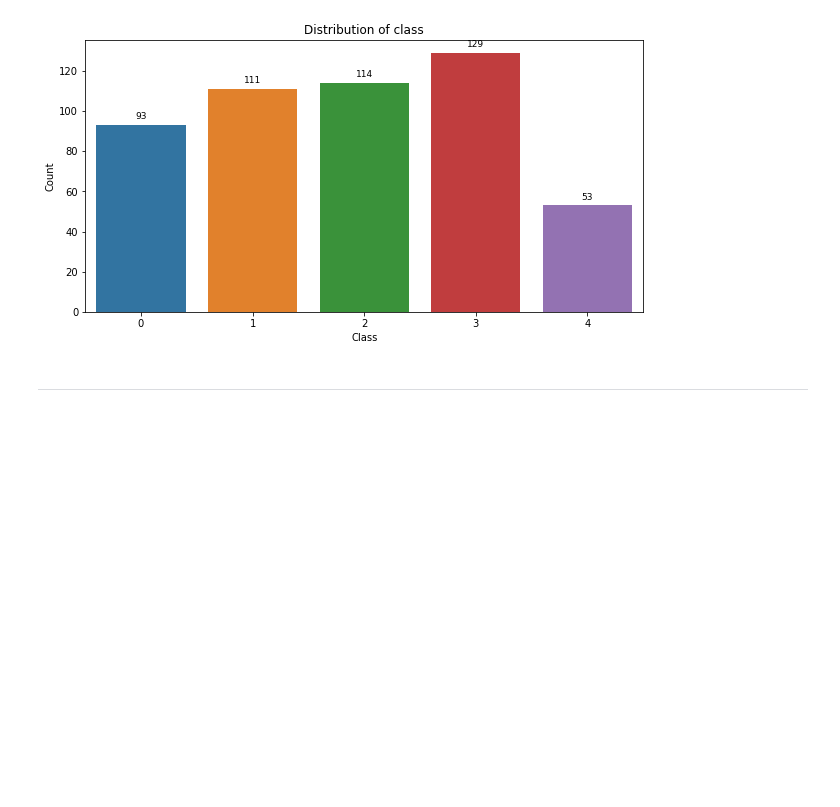
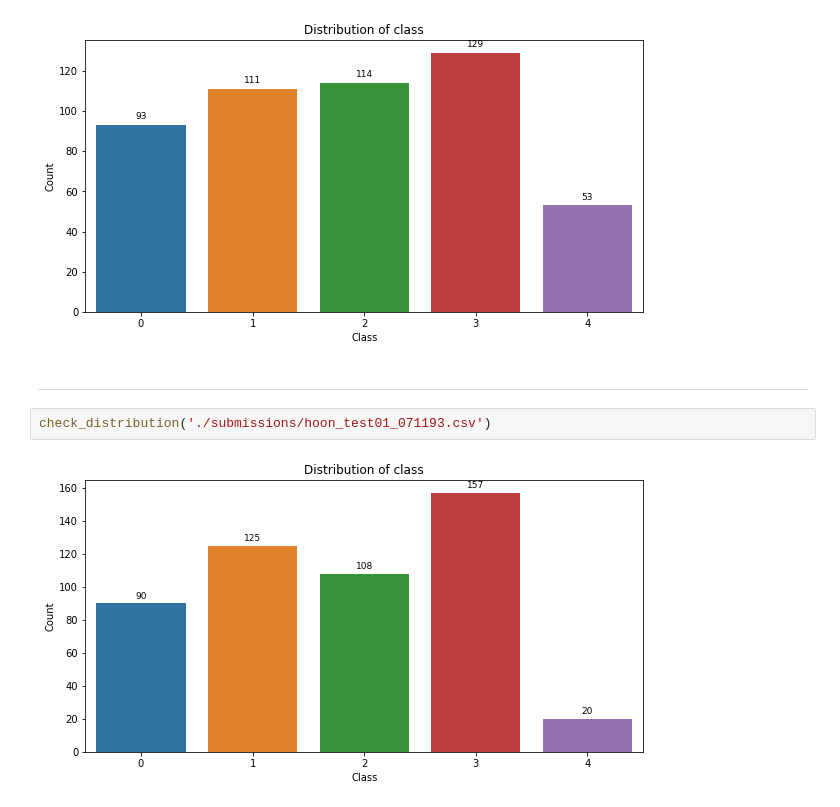
Before and after one commit to SamSam-Kim/DLThon, a Jupyter notebook: Hoon/Result_Analysis.ipynb, the cells around one changed output. Saved outputs shown, nothing was run; the diff lists cells and outputs as text; blank space fills up the shorter version.

```diff
--- a/Hoon/Result_Analysis.ipynb
+++ b/Hoon/Result_Analysis.ipynb
@@ -50,3 +50,7 @@ check_distribution('./submissions/sub_preBERT_withDense_072262.csv')
 [figure]
 # %% [markdown]
 ---
+# %%
+check_distribution('./submissions/hoon_test01_071193.csv')
+# %% [output]
+[figure, added]
```
Also changed, not shown: parts of 5 cells of this notebook, 15 other files.
